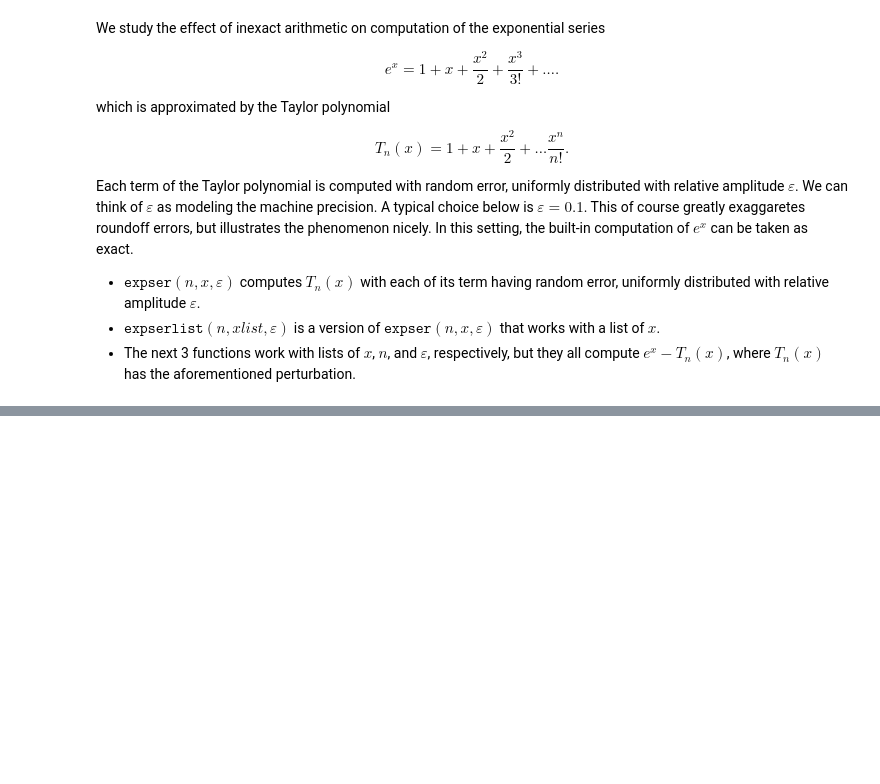
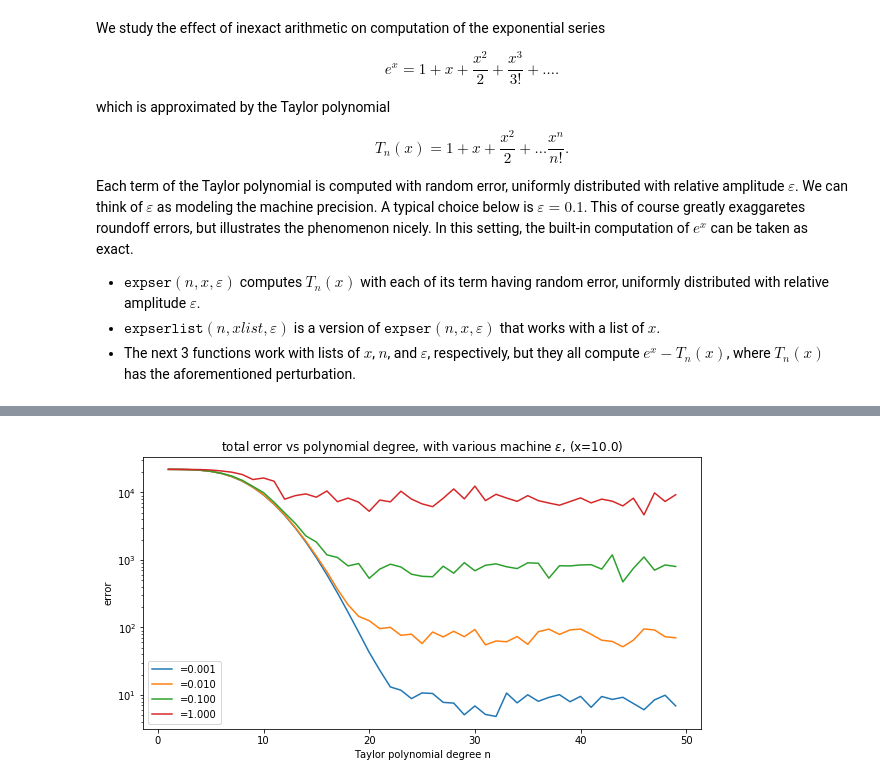
Before and after one commit to MathieuRund/MATH387, a Jupyter notebook: power.ipynb, the cells around one changed output, grey strips where cells are left out. Cells and saved outputs as stored; diff of their text form; code cells hidden in the pictures; blank space fills up the shorter version.

```diff
--- a/power.ipynb
+++ b/power.ipynb
@@ -153,0 +179,22 @@ plt.show()
+# %%
+elist = [0.001, 0.01, 0.1, 1]
+nlist=range(1,50)
+kmax=20
+x=10
+plt.figure(figsize=(10,5))
+for eps in elist:
+    y=np.abs(errnlist(nlist,x,eps))
+    for k in range(1,kmax):
+        z=np.abs(errnlist(nlist,x,eps))
+        y=np.maximum(y,z)
+    plt.plot(nlist,y,label='=%.3f'%eps)
+
+plt.yscale('log')
+#plt.xscale('log')
+plt.title(r'total error vs polynomial degree, with various machine $\varepsilon$, (x=%.1f)'%x)
+plt.xlabel('Taylor polynomial degree n')
+plt.ylabel('error')
+plt.legend()
+plt.show()
+# %% [output]
+[figure, added]
```
Also changed, not shown: parts of 26 cells of this notebook.
